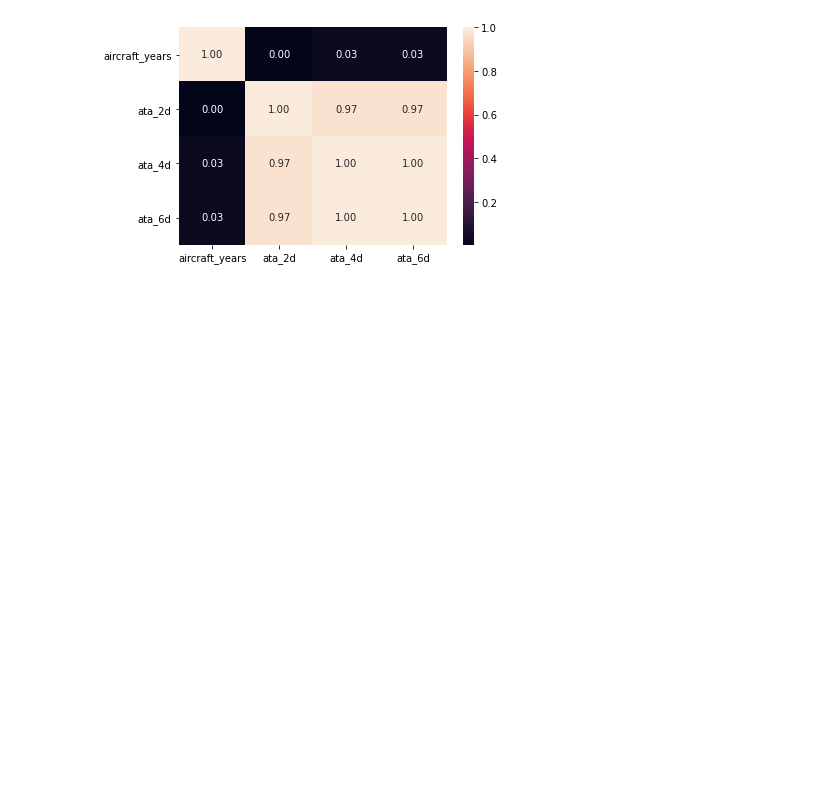
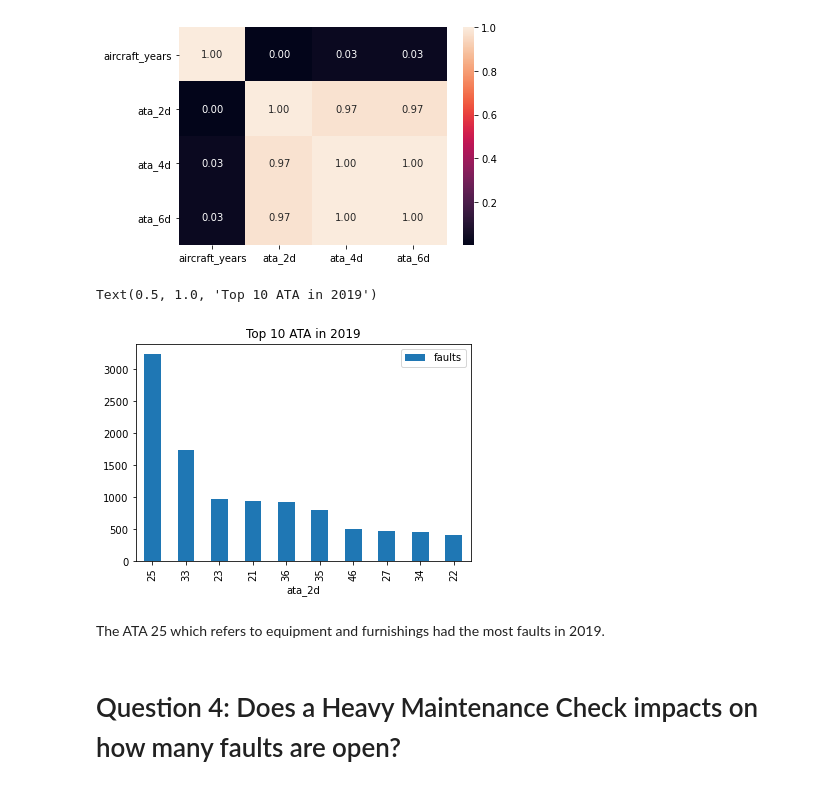
Before and after one commit to gabe144/Project1, a Jupyter notebook: aircraft-fault-data.ipynb, the cells around one changed output. Cells and saved outputs as stored; diff of their text form; code cells hidden in the pictures; blank space fills up the shorter version.

```diff
--- a/aircraft-fault-data.ipynb
+++ b/aircraft-fault-data.ipynb
@@ -193,3 +255,19 @@ array([[<matplotlib.axes._subplots.AxesSubplot object at 0x...>,
 sns.heatmap(df.corr(), annot=True, fmt=".2f");
 # %% [output]
 [figure]
+# %%
+df_ata_2d = df.groupby('ata_2d') \
+       .agg({'barcode':'count'}) \
+       .rename(columns={'barcode':'faults'}) \
+       .reset_index()
+df_ata_2d = df_ata_2d.sort_values('faults', ascending = False)
+df_ata_2d
+df_ata_2d[:10].plot(kind='bar', x='ata_2d')
+plt.title('Top 10 ATA in 2019')
+# %% [output]
+Text(0.5, 1.0, 'Top 10 ATA in 2019')
+[figure, added]
+# %% [markdown]
+The ATA 25 which refers to equipment and furnishings had the most faults in 2019.
+# %% [markdown]
+# Question 4: Does a Heavy Maintenance Check impacts on how many faults are open?
```
Also changed, not shown: parts of 27 cells of this notebook.
